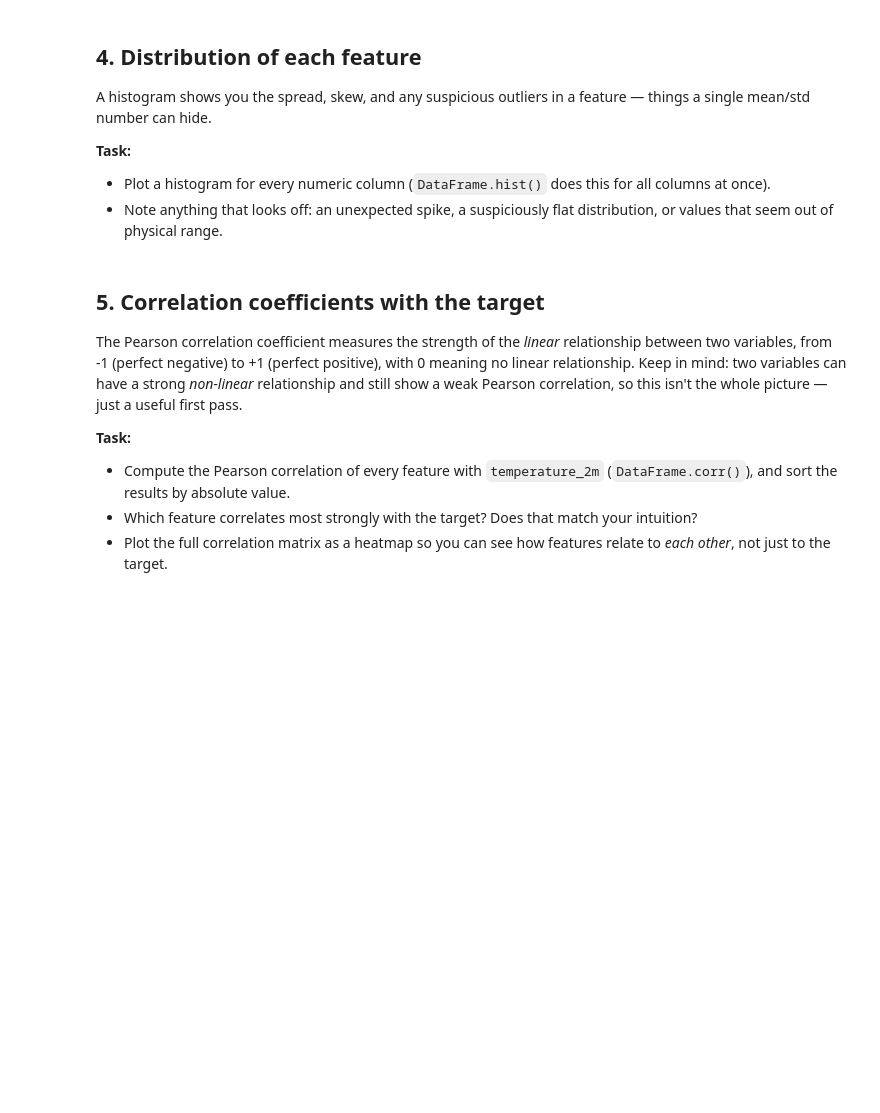
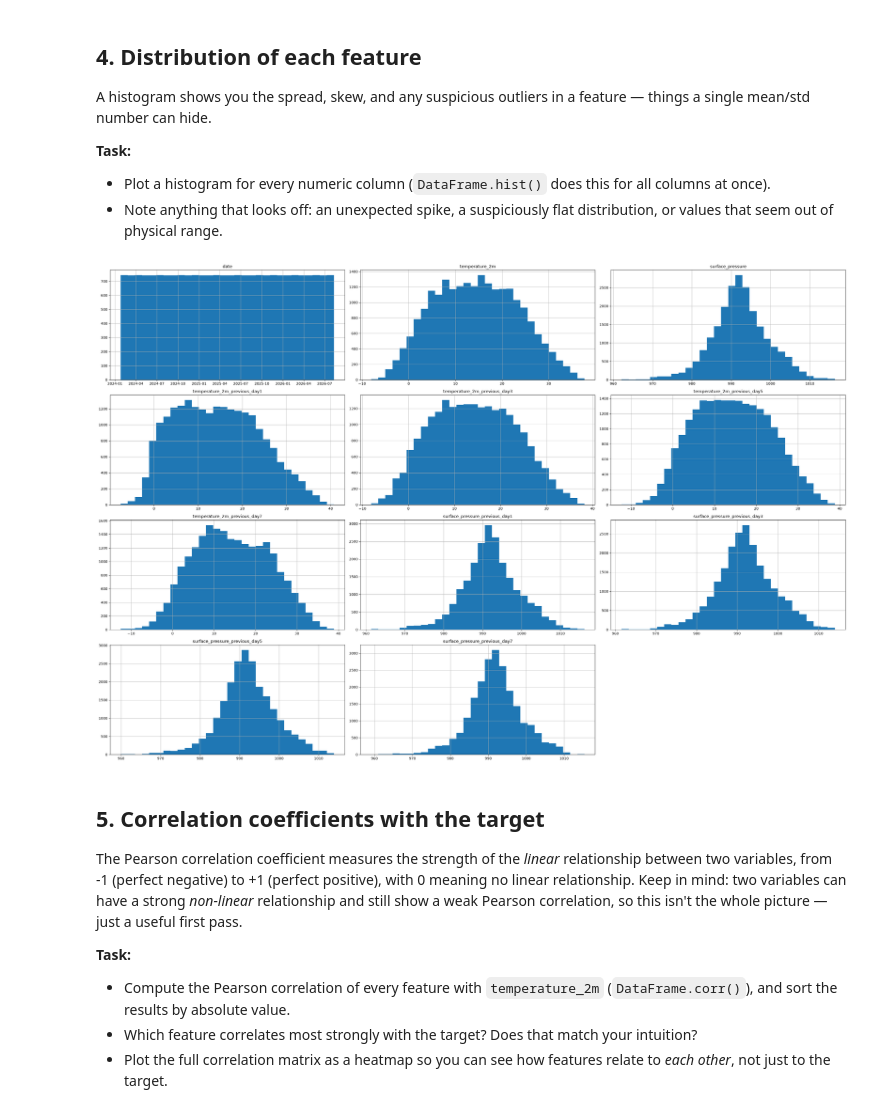
Before and after one commit to matejvu/TemperatureForecasting, a Jupyter notebook: notebooks/feature_exploration.ipynb, the cells around one changed output. Cells and saved outputs as stored; diff of their text form; code cells hidden in the pictures; blank space fills up the shorter version.

Commit message:
plotovani histogrami svih kolona

```diff
--- a/notebooks/feature_exploration.ipynb
+++ b/notebooks/feature_exploration.ipynb
@@ -166,6 +166,13 @@ feature — things a single mean/std number can hide.
   for all columns at once).
 - Note anything that looks off: an unexpected spike, a suspiciously flat
   distribution, or values that seem out of physical range.
+# %%
+df.hist(figsize=(30, 20), bins=30)
+
+plt.tight_layout()
+plt.show()
+# %% [output]
+[figure, added]
 # %% [markdown]
 ## 5. Correlation coefficients with the target
 
```
